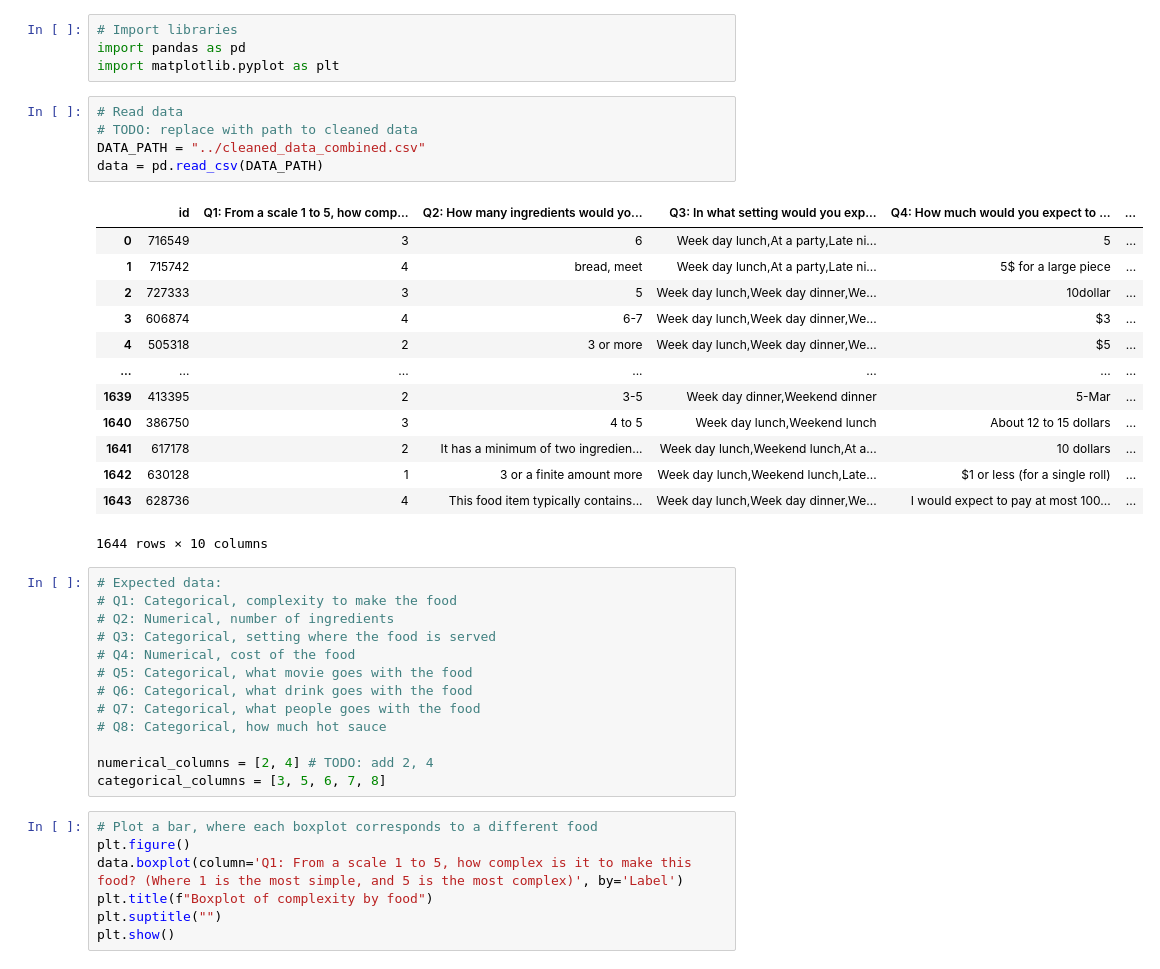
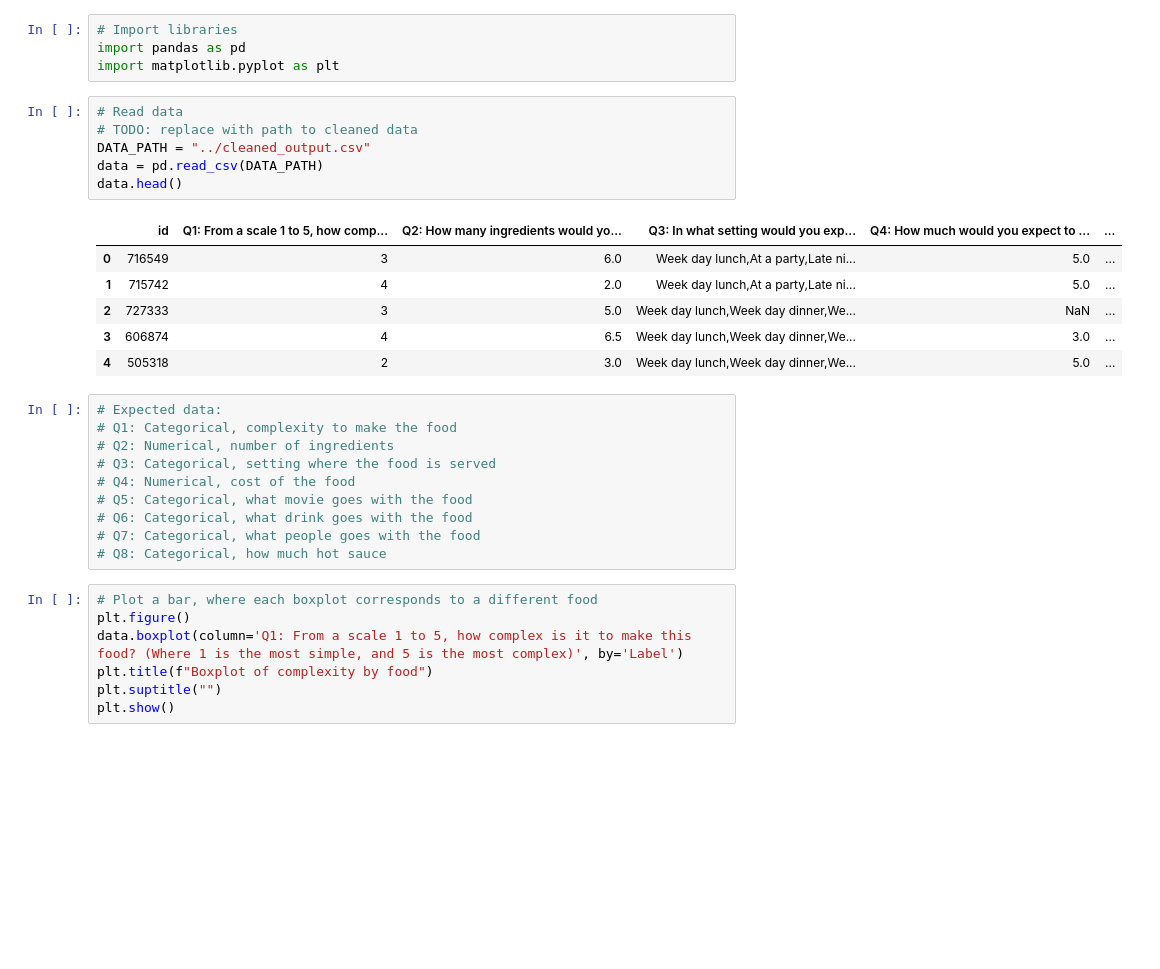
Before and after one commit to imperialinvictus/ML_Challenge, a Jupyter notebook: visualizations/plot.ipynb, the cells around one changed output. Drawn from its saved outputs; the diff is of its cells as text; blank space fills up the shorter version.

```diff
--- a/visualizations/plot.ipynb
+++ b/visualizations/plot.ipynb
@@ -5,22 +5,16 @@ import matplotlib.pyplot as plt
 # %%
 # Read data
 # TODO: replace with path to cleaned data
-DATA_PATH = "../cleaned_data_combined.csv"
+DATA_PATH = "../cleaned_output.csv"
 data = pd.read_csv(DATA_PATH)
+data.head()
 # %% [output]
 |  | id | Q1: From a scale 1 to 5, how comp... | Q2: How many ingredients would yo... | Q3: In what setting would you exp... | Q4: How much would you expect to ... | ... |
-| 0 | 716549 | 3 | 6 | Week day lunch,At a party,Late ni... | 5 | ... |
-| 1 | 715742 | 4 | bread, meet | Week day lunch,At a party,Late ni... | 5$ for a large piece | ... |
-| 2 | 727333 | 3 | 5 | Week day lunch,Week day dinner,We... | 10dollar | ... |
-| 3 | 606874 | 4 | 6-7 | Week day lunch,Week day dinner,We... | $3 | ... |
-| 4 | 505318 | 2 | 3 or more | Week day lunch,Week day dinner,We... | $5 | ... |
-| ... | ... | ... | ... | ... | ... | ... |
-| 1639 | 413395 | 2 | 3-5 | Week day dinner,Weekend dinner | 5-Mar | ... |
-| 1640 | 386750 | 3 | 4 to 5 | Week day lunch,Weekend lunch | About 12 to 15 dollars | ... |
-| 1641 | 617178 | 2 | It has a minimum of two ingredien... | Week day lunch,Weekend lunch,At a... | 10 dollars | ... |
-| 1642 | 630128 | 1 | 3 or a finite amount more | Week day lunch,Weekend lunch,Late... | $1 or less (for a single roll) | ... |
-| 1643 | 628736 | 4 | This food item typically contains... | Week day lunch,Week day dinner,We... | I would expect to pay at most 100... | ... |
+| 0 | 716549 | 3 | 6.0 | Week day lunch,At a party,Late ni... | 5.0 | ... |
+| 1 | 715742 | 4 | 2.0 | Week day lunch,At a party,Late ni... | 5.0 | ... |
+| 2 | 727333 | 3 | 5.0 | Week day lunch,Week day dinner,We... | NaN | ... |
+| 3 | 606874 | 4 | 6.5 | Week day lunch,Week day dinner,We... | 3.0 | ... |
+| 4 | 505318 | 2 | 3.0 | Week day lunch,Week day dinner,We... | 5.0 | ... |
-1644 rows × 10 columns
 # %%
 # Expected data:
 # Q1: Categorical, complexity to make the food
@@ -31,9 +25,6 @@ data = pd.read_csv(DATA_PATH)
 # Q6: Categorical, what drink goes with the food
 # Q7: Categorical, what people goes with the food
 # Q8: Categorical, how much hot sauce
-
-numerical_columns = [2, 4] # TODO: add 2, 4
-categorical_columns = [3, 5, 6, 7, 8]
 # %%
 # Plot a bar, where each boxplot corresponds to a different food
 plt.figure()
```
Also changed, not shown: parts of 2 cells of this notebook.
